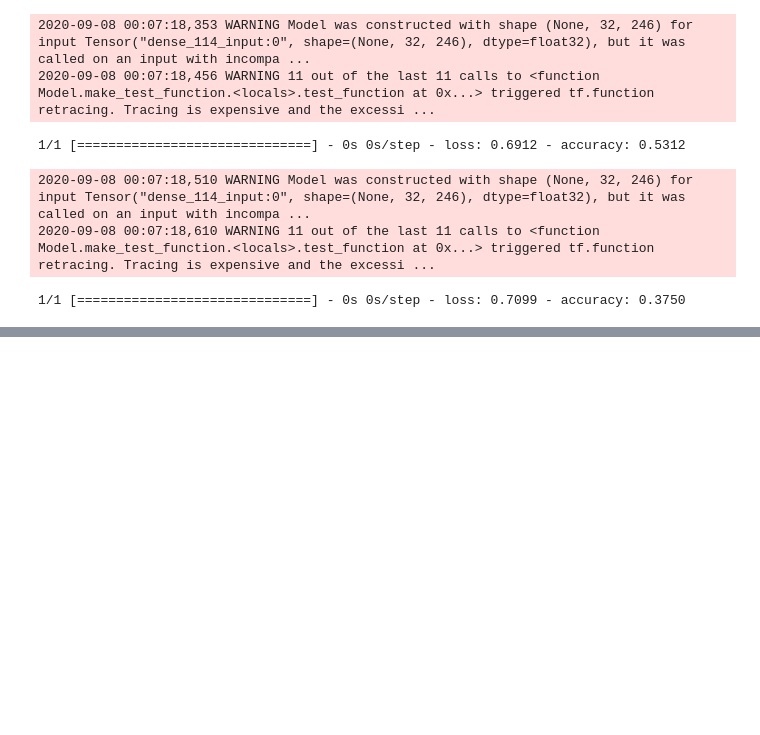
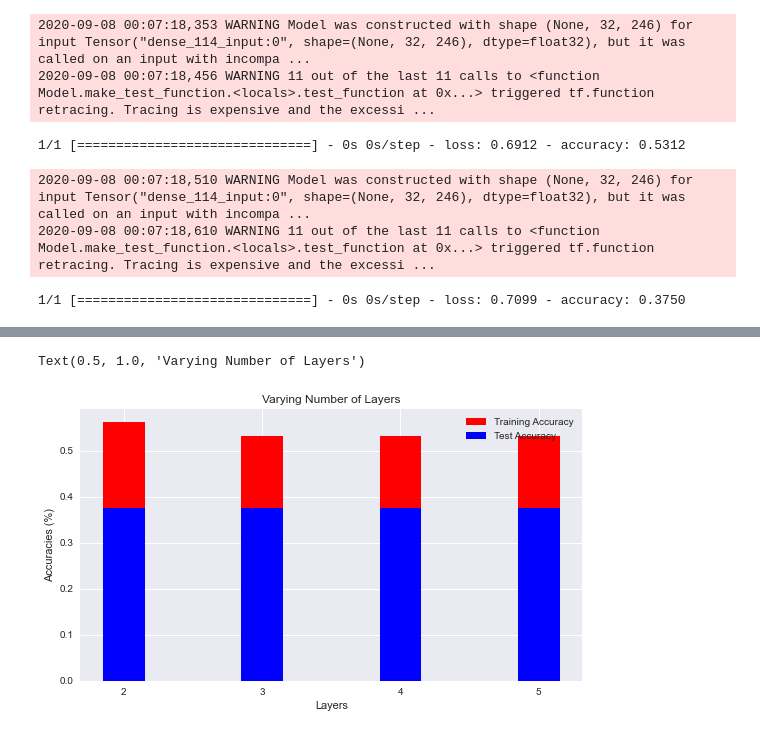
Before and after one commit to jatingupta-2000/DL-Labs, a Jupyter notebook: E18CSE140_DL_Lab4.ipynb, the cells around one changed output, grey strips where cells are left out. Saved outputs shown, nothing was run; the diff lists cells and outputs as text; code cells hidden in the pictures; blank space fills up the shorter version.

```diff
--- a/E18CSE140_DL_Lab4.ipynb
+++ b/E18CSE140_DL_Lab4.ipynb
@@ -911,0 +886,11 @@ print(trainaccnodes)
+# %%
+plt.xlabel('Layers')
+plt.ylabel('Accuracies (%)')
+width=0.3
+plt.bar(layers,trainacclayers,width=width,color='red',label="Training Accuracy")
+plt.bar(layers,testacclayers,width=width,color='blue',label="Test Accuracy")
+plt.legend(loc='best')
+plt.title("Varying Number of Layers")
+# %% [output]
+Text(0.5, 1.0, 'Varying Number of Layers')
+[figure, added]
```
Also changed, not shown: parts of 15 cells of this notebook.
